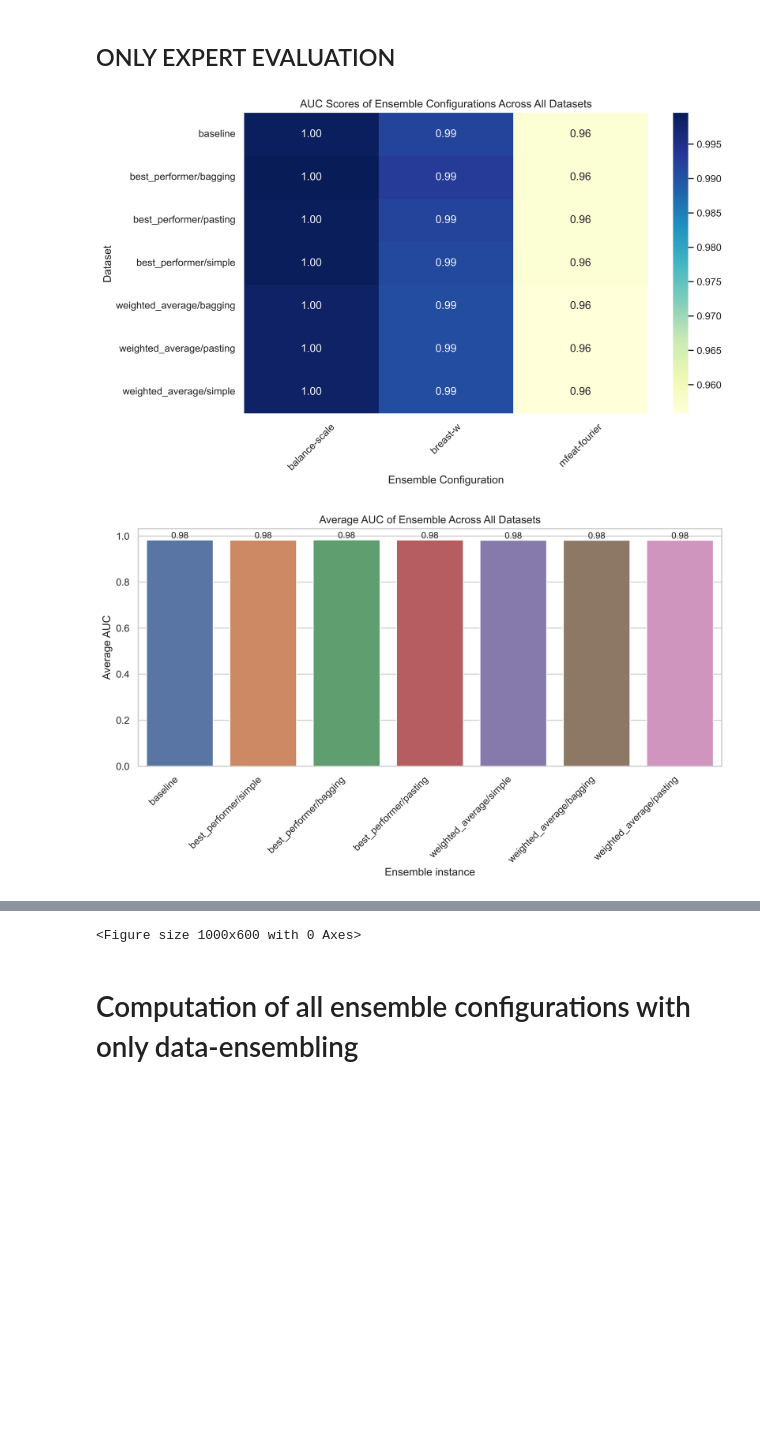
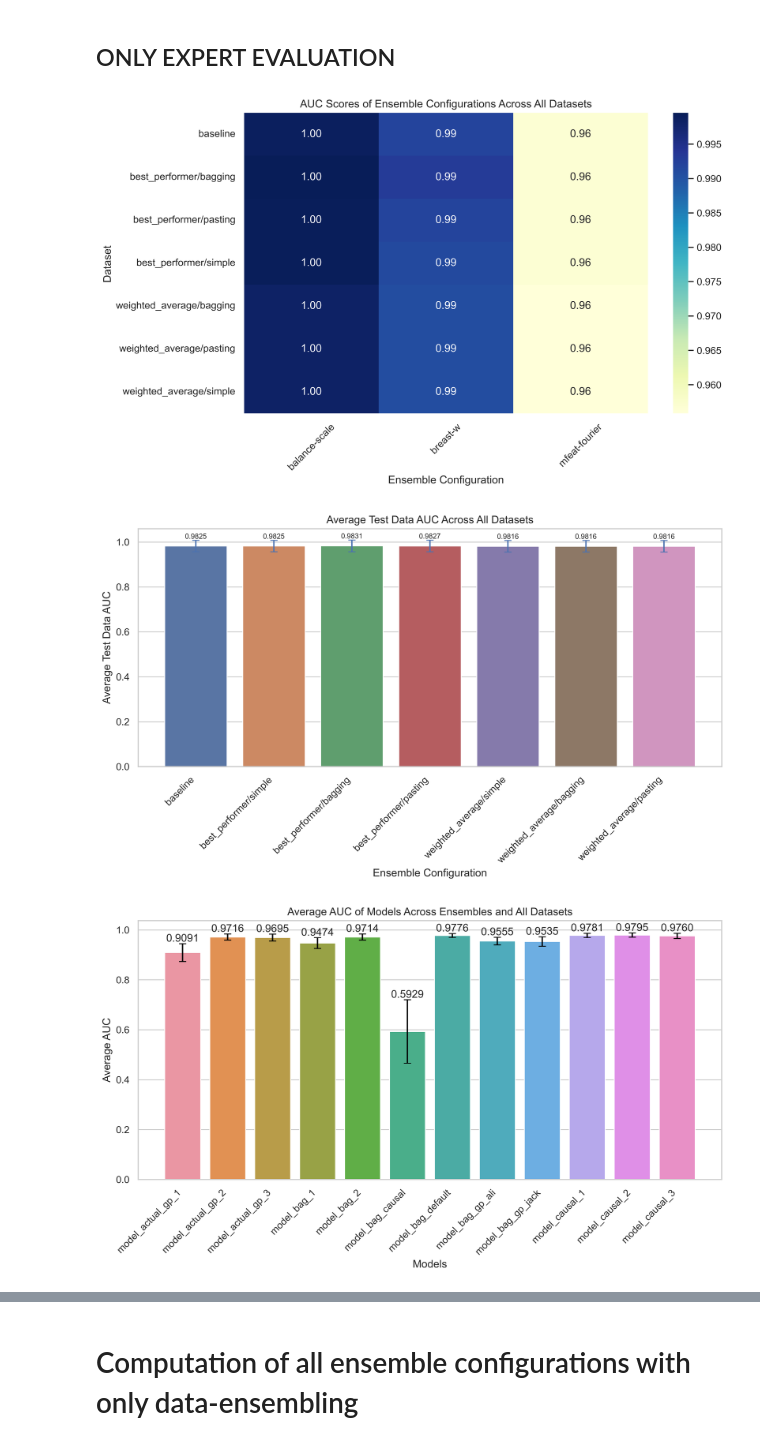
Before and after one commit to PufferFishCode/MSGPFN, a Jupyter notebook: tabpfn/EnsembleTabPfnAUC.ipynb, the cells around one changed output, grey strips where cells are left out. Drawn from its saved outputs; the diff is of its cells as text; code cells hidden in the pictures; blank space fills up the shorter version.

Commit message:
fixed plots 1

```diff
--- a/tabpfn/EnsembleTabPfnAUC.ipynb
+++ b/tabpfn/EnsembleTabPfnAUC.ipynb
@@ -384,23 +384,35 @@ def plot_histogram_average_auc_model(dictionary, result_path):
     # Convert the dictionary into two separate lists (x-axis and y-axis)
 
     data = pd.DataFrame(model_auc_dict)
-
+    #print(data)
 
     # Create the histogram using Seaborn's barplot
     sns.set(style="whitegrid")
     plt.figure(figsize=(10, 6))
 
-    sns_plot = sns.barplot(x=data.columns,
-                           y=data.values,
-                           errorbar=('ci', 95), estimator="mean" )
+    # Step 1: Melt the DataFrame to transform it into a long-form
+    melted_data = data.melt()
+    # Step 2: Calculate the mean and 95% confidence intervals for each column
+    mean_data = melted_data.groupby('variable')['value'].mean().reset_index()
+    ci_data = melted_data.groupby('variable')['value'].agg(lambda x: x.sem() * 1.96).reset_index()
+    mean_data['ci'] = ci_data['value']
+
+    sns_plot = sns.barplot(x='variable', y='value', data=mean_data)
+
+    # Step 4: Add error bars with 95% confidence intervals
+    plt.errorbar(x=mean_data['variable'], y=mean_data['value'], yerr=mean_data['ci'], fmt='none', color='black', capsize=4)
+
+    # Step 5: Annotate each bar with its value
+    for index, row in mean_data.iterrows():
+        plt.text(index, row['value'] + row['ci'], f"{row['value']:.4f}", ha='center', va='bottom')
+
+
     plt.xlabel("Models")
     plt.ylabel("Average AUC")
     plt.title("Average AUC of Models Across Ensembles and All Datasets")
     plt.xticks(rotation=45, ha='right')  # Rotate x-axis labels for better readability
 
-    # Annotate each bar with its corresponding value
-    for index, value in enumerate(average_aucs):
-        plt.text(index, value, f"{value:.2f}", ha='center', va='bottom', fontsize=10)
+
 
     plt.tight_layout()  # Adjust layout to prevent clipping of axis labels
     sns_plot.figure.set_dpi(500)
@@ -1018,32 +1134,33 @@ plot_heatmap_auc_datasets_configs(ensemble_results, dataset_names, f"{evaluation
 
 #------------------------------------------------------------------------------------------------------------
 #---------------------------- T R A N S F O R M A T I O N S - H I S T O G R A M  ----------------------------
 #transformation_names =[transformation[0] for transformation in data_preprocess_config["sklearn_transformations"]]
 #plot_histogram_average_weights_data_transformations(ensemble_results, transformation_names,f"{evaluations_folder}plot_histogram_average_weights_data_transformations.png" )
 
 
 #------------------------------------------------------------------------------------------------------------
 #---------------------------- I N S T A N C E S - A U C - H I S T O G R A M  --------------------------------
-plot_histogram_average_AUC_instance(ensemble_results, f"{evaluations_folder}plot_histogram_average_AUC_instance.png")
+plot_histogram_average_test_AUC_instance(ensemble_results, f"{evaluations_folder}plot_histogram_average_test_AUC_instance.png")
 
 
 #------------------------------------------------------------------------------------------------------------
 #---------------------------- M O D E L - A U C - H I S T O G R A M  ----------------------------------------
 plot_histogram_average_auc_model(ensemble_results, f"{evaluations_folder}plot_histogram_average_auc_model.png" )
 
 
 #------------------------------------------------------------------------------------------------------------
 #---------------------------- T I M E S - M O D E L - H I S T O G R A M  ------------------------------------
 plot_histogram_times_picked_model(ensemble_results, f"{evaluations_folder}plot_histogram_times_picked_model.png" )
 
 
 #--------------------------------------------------------------------------------------------------
 #------------------ T I M E S - T R A N S F O R M A T I O N - H I S T O G R A M  ------------------
 # plot_histogram_times_picked_transformation(ensemble_results, f"{evaluations_folder}plot_histogram_times_picked_transformation.png" )
 
 
 #---------------------------- S T A T I S T I C A L - T E S T S -------------------------
 ttest_auc_performance_compared_to_baseline(dictionary=ensemble_results, alpha=0.05)
 # %% [output]
 [figure]
-[figure, old version]
+[figure, new version]
+[figure, added]
@@ -1051,4 +1174,3 @@ ValueError: Data must be 1-dimensional, got ndarray of shape (18, 12) instead
-<Figure size 1000x600 with 0 Axes>
 # %% [markdown]
 # Computation of all ensemble configurations with only data-ensembling
 # %%
```
Also changed, not shown: parts of 8 cells of this notebook, 5 other files.
